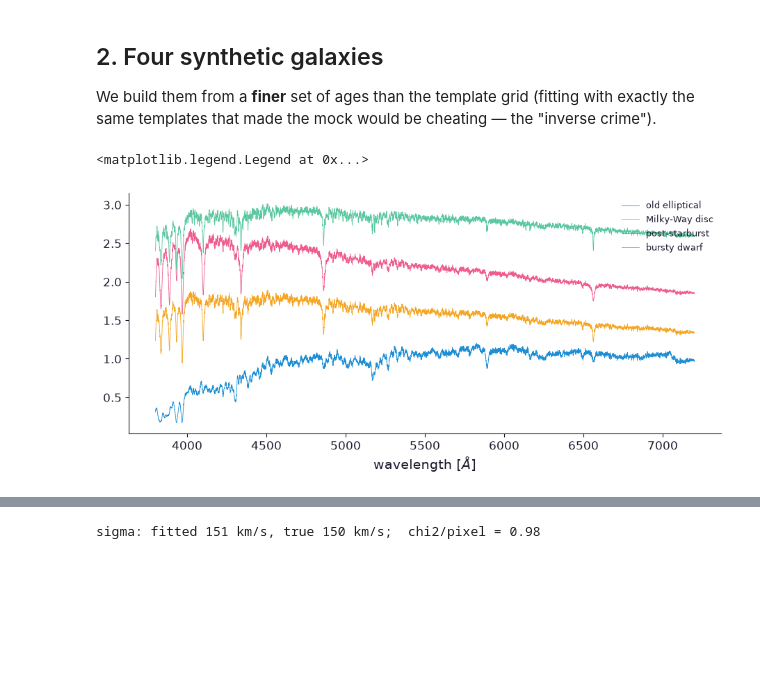
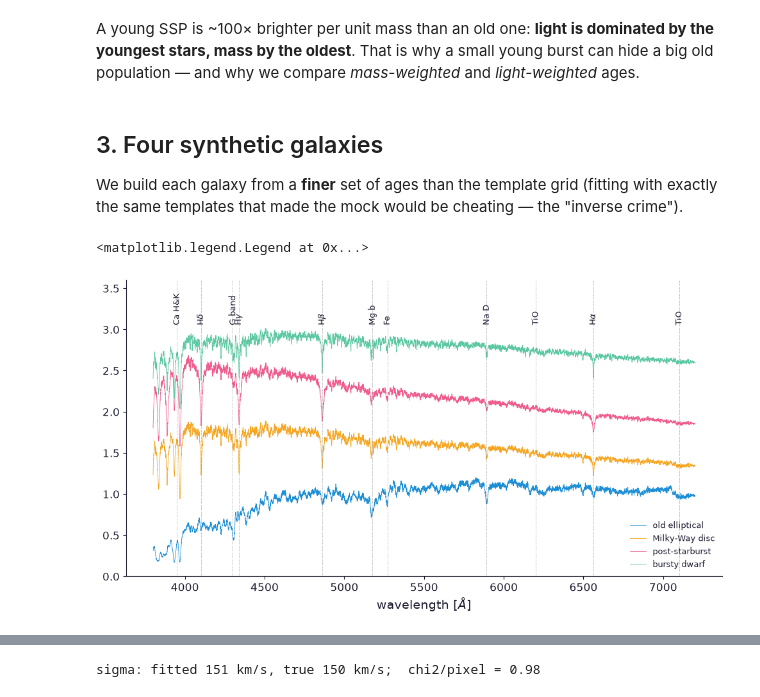
Before and after one commit to Azeret/stellar-populations-lectures, a Jupyter notebook: notebooks/07_SFH_of_synthetic_galaxies.ipynb, the cells around one changed output, grey strips where cells are left out. Saved outputs shown, nothing was run; the diff lists cells and outputs as text; code cells hidden in the pictures; blank space fills up the shorter version.

```diff
--- a/notebooks/07_SFH_of_synthetic_galaxies.ipynb
+++ b/notebooks/07_SFH_of_synthetic_galaxies.ipynb
@@ -48,0 +64,20 @@ FaSTAR spectra are *per solar mass formed*, so the pPXF weights will be **masses
+# %%
+# (log g [cgs], T_eff [K]) of typical stars. log g ~ 4-5: dwarfs (main sequence), log g ~ 1-3: giants.
+stars = {'A0 V  (2.5 Msun, 9500 K)':  (4.0, 9500),
+         'F5 V  (1.3 Msun, 6500 K)':  (4.3, 6500),
+         'G2 V  (the Sun, 5770 K)':   (4.44, 5772),
+         'K2 III (giant, 4500 K)':    (2.5, 4500),
+         'M0 III (giant, 3800 K)':    (1.5, 3800),
+         'M2 V  (0.4 Msun, 3500 K)':  (4.8, 3500)}
+FEATURES = {'Ca H&K': 3950, r'H$\delta$': 4102, 'G band': 4300, r'H$\gamma$': 4340, r'H$\beta$': 4861,
+            'Mg b': 5175, 'Fe': 5270, 'Na D': 5893, 'TiO': 6200, r'H$\alpha$': 6563, 'TiO ': 7100}
+
+fig, ax = plt.subplots(figsize=(12, 7))
+for k, (name, (logg, teff)) in enumerate(stars.items()):
+    # predict_spectrum wants arrays of log g, log10(T_eff) and [Fe/H]; it returns spectra normalised to mean flux 1
+    f = np.array(ssp.predict_spectrum(jnp.array([logg]), jnp.array([np.log10(teff)]), jnp.array([0.0])))[0]
+    ax.plot(wave, f / np.median(f) + 1.2 * k, lw=0.8, label=name)
+for lab, x in FEATURES.items():
+    ax.axvline(x, color='grey', lw=0.6, ls=':'); ax.text(x, 7.4, lab, rotation=90, ha='center', va='bottom', fontsize=9)
+ax.set_xlabel(r'wavelength [$\AA$]'); ax.set_ylabel('normalised flux + offset'); ax.set_ylim(0, 8.3)
+ax.legend(loc='upper right', fontsize=8)
@@ -62,33 +122,46 @@ templates: (6080, 14, 5)  velscale = 36.4 km/s
+# %% [markdown]
+A young SSP is ~100× brighter per unit mass than an old one: **light is dominated by the youngest stars, mass by the oldest**. That is why a small young burst can hide a big old population — and why we compare *mass-weighted* and *light-weighted* ages.
 # %% [markdown]
-## 2. Four synthetic galaxies
+## 3. Four synthetic galaxies
 
-We build them from a **finer** set of ages than the template grid (fitting with exactly the same templates that made the mock would be cheating — the "inverse crime").
+We build each galaxy from a **finer** set of ages than the template grid (fitting with exactly the same templates that made the mock would be cheating — the "inverse crime").
 # %%
 def make_galaxy(sfh, zfun, sigma, snr, seed=0, t_max=13.0, n=60):
-    # sfh(t): star-formation rate at lookback time t [Gyr]; zfun(t): [M/H] of stars born then
-    t = np.geomspace(0.05, t_max, n)
-    dt = np.gradient(t)
-    mass = sfh(t) * dt
+    # sfh(t):  star-formation rate at lookback time t [Gyr] (arbitrary units; only the shape matters)
+    # zfun(t): [M/H] of the stars born at lookback time t (an age-metallicity relation)
+    # sigma:   velocity dispersion of the stars [km/s] -> broadens all lines
+    # snr:     signal-to-noise ratio per pixel
+    t = np.geomspace(0.05, t_max, n)          # 60 birth times between 50 Myr and 13 Gyr ago
+    dt = np.gradient(t)                       # width of each time bin [Gyr]
+    mass = sfh(t) * dt                        # mass formed in each bin = SFR x duration
+    # the galaxy spectrum = sum over generations of (mass formed) x (SSP spectrum per Msun formed)
     spec = sum(m * np.array(ssp.synthesize(age=float(a), met=float(np.clip(zfun(a), -2.4, 0.29))))
                for a, m in zip(t, mass) if m > 0) / SCALE
-    lnl, s, _ = log_rebin(wave, spec, velscale)
-    s = broaden_velocity(s, velscale, sigma)
-    s, noise = add_noise(s, snr, rng=seed)
+    lnl, s, _ = log_rebin(wave, spec, velscale)   # to ln(lambda), same pixels as the templates
+    s = broaden_velocity(s, velscale, sigma)      # the stars move: Doppler broadening
+    s, noise = add_noise(s, snr, rng=seed)        # photon noise
     return dict(t=t, mass=mass / mass.sum(), z=zfun(t), lam=np.exp(lnl), flux=s, noise=noise, sigma=sigma)
 
 galaxies = {
+  # one early burst ~11.5 Gyr ago lasting ~1 Gyr, slightly metal-rich, large sigma (massive)
   'old elliptical':  make_galaxy(lambda t: np.exp(-0.5 * ((t - 11.5) / 0.7) ** 2), lambda t: 0.1 + 0 * t, sigma=250, snr=60),
+  # constant SFR for 11 Gyr; old stars are metal-poor, young ones metal-rich (chemical enrichment)
   'Milky-Way disc':  make_galaxy(lambda t: (t < 11) * 1.0, lambda t: 0.1 - 0.08 * t, sigma=100, snr=60),
+  # old population + a strong burst 0.6 Gyr ago that then stopped (quenched)
   'post-starburst':  make_galaxy(lambda t: np.exp(-0.5 * ((t - 11) / 1) ** 2) + 3 * np.exp(-0.5 * ((t - 0.6) / 0.1) ** 2),
                                  lambda t: 0.0 + 0 * t, sigma=150, snr=60),
+  # two bursts (9 and 1.5 Gyr ago), metal-poor, small sigma (low mass)
   'bursty dwarf':    make_galaxy(lambda t: np.exp(-0.5 * ((t - 9) / 0.8) ** 2) + 0.6 * np.exp(-0.5 * ((t - 1.5) / 0.3) ** 2),
                                  lambda t: np.where(t > 4, -1.0, -0.6), sigma=40, snr=60),
 }
-fig, ax = plt.subplots(figsize=(11, 4.5))
+
+fig, ax = plt.subplots(figsize=(12, 6))
 for k, (name, g) in enumerate(galaxies.items()):
     sel = (g['lam'] > 3800) & (g['lam'] < 7200)
     ax.plot(g['lam'][sel], g['flux'][sel] / np.median(g['flux'][sel]) + 0.6 * k, lw=0.6, label=name)
-ax.set_xlabel(r'wavelength [$\AA$]'); ax.legend(fontsize=9, loc='upper right')
+for lab, x in FEATURES.items():
+    ax.axvline(x, color='grey', lw=0.6, ls=':'); ax.text(x, 3.05, lab, rotation=90, ha='center', va='bottom', fontsize=9)
+ax.set_ylim(0, 3.6); ax.set_xlabel(r'wavelength [$\AA$]'); ax.legend(fontsize=9, loc='lower right')
 # %% [output]
 <matplotlib.legend.Legend at 0x...>
-[figure, old version]
+[figure, new version]
```
Also changed, not shown: parts of 22 cells of this notebook, 18 other files.
